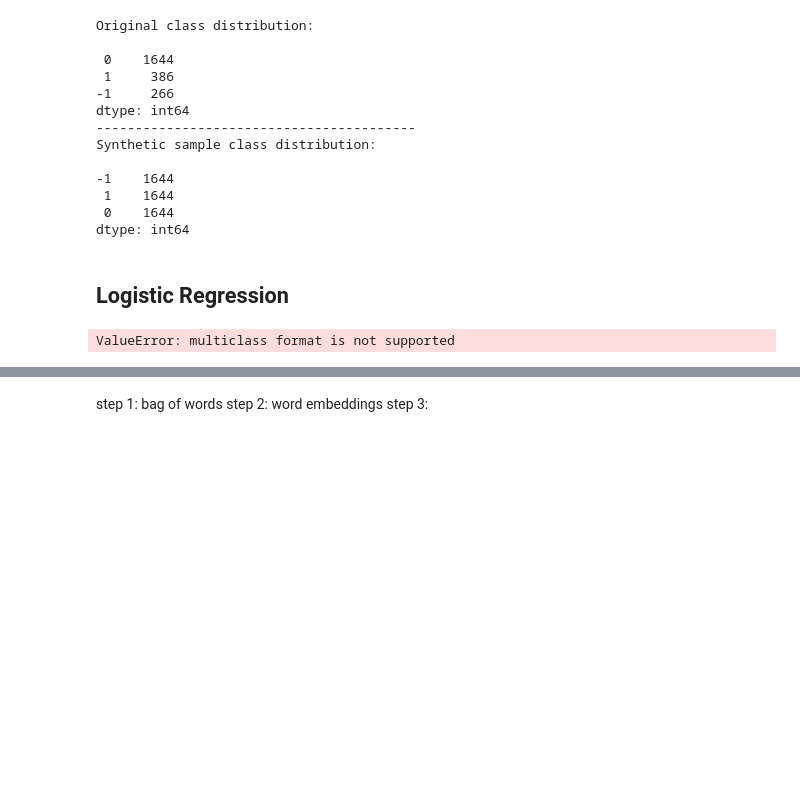
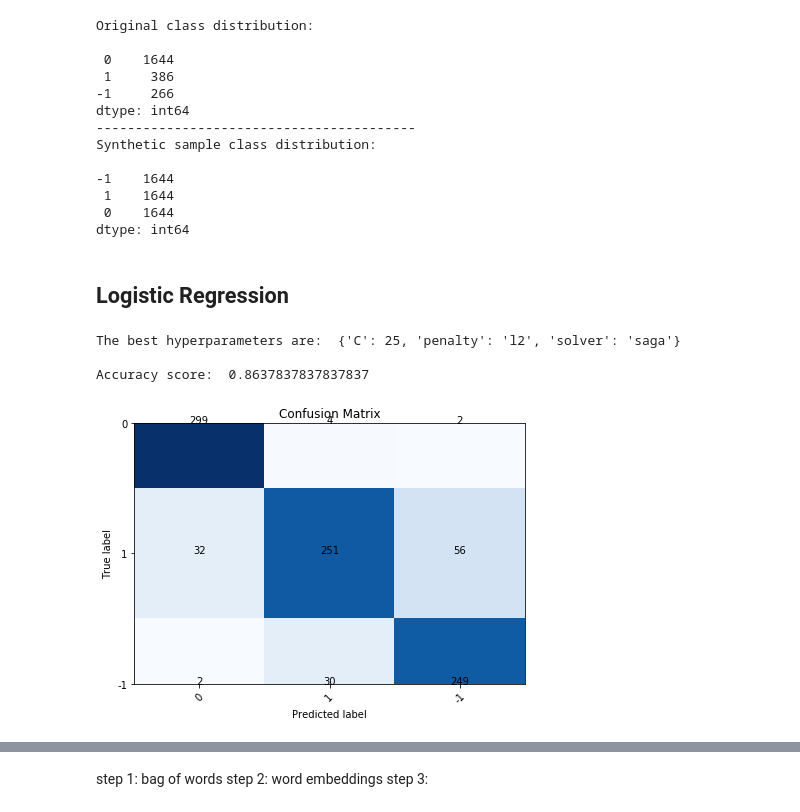
Before and after one commit to nielsbclausen/Counter-Point, a Jupyter notebook: CounterPoint.ipynb, the cells around one changed output, grey strips where cells are left out. Saved outputs shown, nothing was run; the diff lists cells and outputs as text; code cells hidden in the pictures; blank space fills up the shorter version.

Commit message:
models

```diff
--- a/CounterPoint.ipynb
+++ b/CounterPoint.ipynb
@@ -428,7 +419,7 @@ class Classification():
         elif self.model == 'SVM':
             self.fitting = SVC(decision_function_shape = 'ovo', random_state = 42)
         elif self.model == 'Logistic Regression':
-            self.fitting = LogisticRegression(fit_intercept = True, multi_class = 'auto')
+            self.fitting = LogisticRegression(fit_intercept = True, multi_class = 'multinomial')
 #         elif Naive Bayes <-------
 
 
@@ -436,15 +427,15 @@ class Classification():
         train_prob = model.predict_proba(X_train)[:,1]
         val_prob = model.predict_proba(X_val)[:,1]
 
-        auc_train = roc_auc_score(y_train,train_prob)
-        auc_val = roc_auc_score(y_val,val_prob)
+        acc_train = accuracy_score(y_train,train_prob)
+        acc_val = accuracy_score(y_val,val_prob)
 
-        self.auc_train = auc_train
-        self.auc_val = auc_val
+        self.acc_train = acc_train
+        self.acc_val = acc_val
 
         self.scores_table["Model Name"] = [self.model]
-        self.scores_table["Train AUC"] = [self.auc_train]
-        self.scores_table["Validation AUC"] = [self.auc_val]
+        self.scores_table["Train Accuracy"] = [self.acc_train]
+        self.scores_table["Validation Accuracy"] = [self.acc_val]
 
         return self.scores_table
 
@@ -474,25 +465,27 @@ class Classification():
 
     def get_scores(self,param_grid,cv_type):
         reg = self.fitting
-        fit_reg = reg.fit(self.x_train,self.y_train)
-        opt_model = GridSearchCV(fit_reg,
+#         fit_reg = reg.fit(self.x_train,self.y_train)
+        opt_model = GridSearchCV(reg,
                                  param_grid,
                                  cv=cv_type,
-                                 scoring='roc_auc',
+                                 scoring='accuracy',
                                  return_train_score=True,
                                  n_jobs=-1)
         self.opt_model = opt_model.fit(self.x_train,self.y_train)
         self.best_model = opt_model.best_estimator_
-        self.scores = Classification.scores(self,self.best_model,
-                                            self.x_train,self.x_val,
-                                            self.y_train,self.y_val)
+#         self.scores = Classification.scores(self,self.best_model,
+#                                             self.x_train,self.x_val,
+#                                             self.y_train,self.y_val)
         self.best_params = opt_model.best_params_
-        display(self.scores_table)
+#         display(self.scores_table)
         print("The best hyperparameters are: ", self.best_params,'\n')
-        self.roc_plot = Classification.roc_plot(self.best_model,
-                                                self.x_train,self.x_val,
-                                                self.y_train,self.y_val)
+#         self.roc_plot = Classification.roc_plot(self.best_model,
+#                                                 self.x_train,self.x_val,
+#                                                 self.y_train,self.y_val)
         self.y_tested = opt_model.predict(self.x_val)
+        accuracy = accuracy_score(self.y_val, self.y_tested)
+        print("Accuracy score: ", accuracy, '\n')
 
 
     def opt_plots(self):
@@ -576,6 +569,8 @@ class Classification():
             fm_thresholds.append((thresholds[i], fm))
         fm_thresholds = sorted(fm_thresholds, key=lambda fm_value: fm_value[1], reverse=True)
         return fm_thresholds[0][0]
+
+#     def accuracy(self)
 # %%
 # SMOTE - to correct for imbalanced class
 print('Original class distribution: \n')
@@ -611,11 +606,14 @@ skf = StratifiedKFold(n_splits=5)
 # %%
 logistic = Classification('Logistic Regression', X_train_v, X_val, y_train_v, y_val)
 
 param_grid = {"penalty":['l1', 'l2', 'elasticnet', 'none'],            # l1 and l2 are different type of penalties
-              "solver" :['newton-cg', 'sag', 'saga', 'lbfgs'],  # Algorithm to use in the optimization problem
-              "C":[0.5, 1, 5]}           # Inverse of regularization strength; must be a positive float. Like in support vector machines, smaller values specify stronger regularization
+              "solver" :['saga'],  # Algorithm to use in the optimization problem
+              "C":[0.5, 1, 5, 10, 25]}           # Inverse of regularization strength; must be a positive float. Like in support vector machines, smaller values specify stronger regularization
 
 logistic.get_scores(param_grid,skf)
 logistic.show_conf_matrix()
 # %% [output]
-ValueError: multiclass format is not supported
+The best hyperparameters are:  {'C': 25, 'penalty': 'l2', 'solver': 'saga'}
+
+Accuracy score:  0.8637837837837837
+[figure, added]
```
Also changed, not shown: parts of 16 cells of this notebook.
